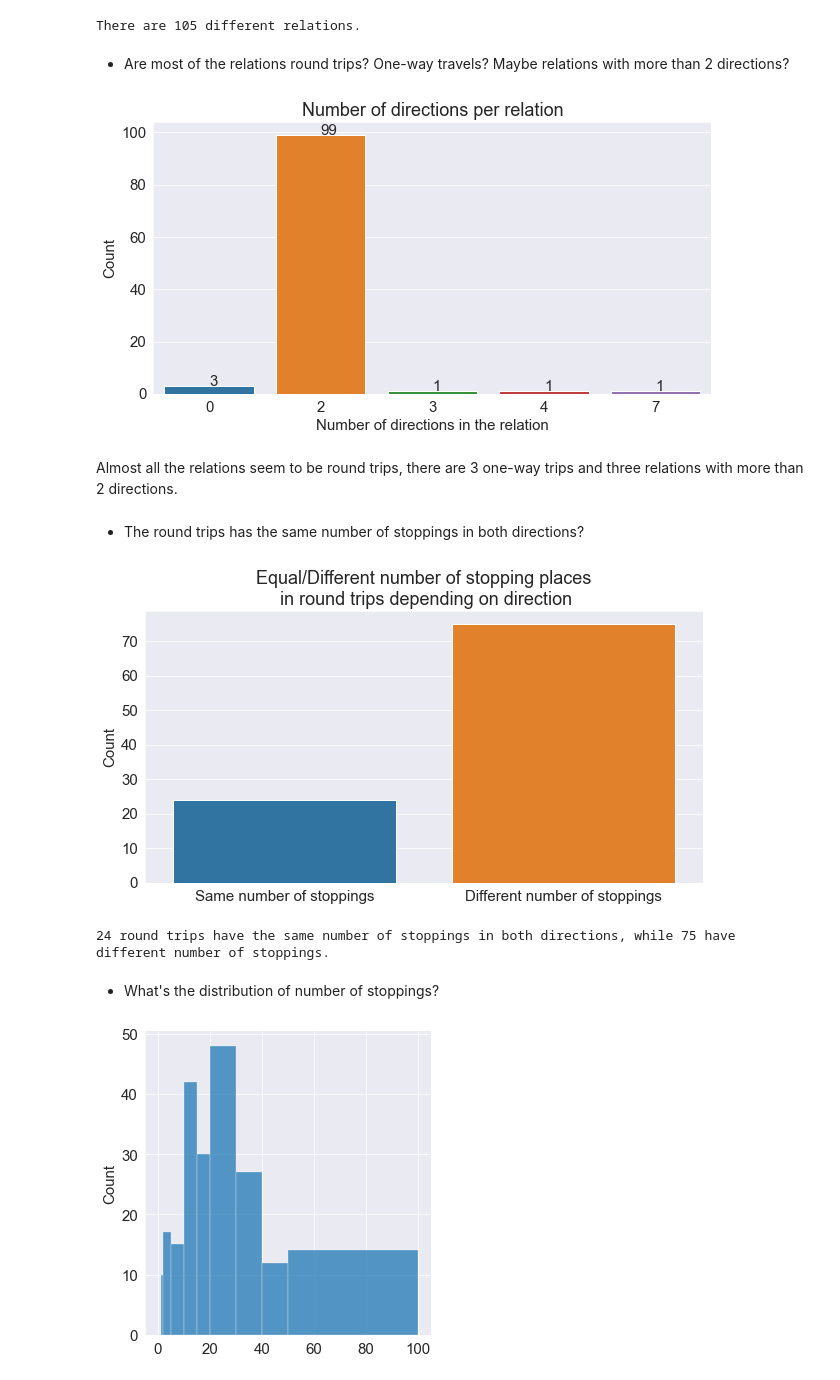
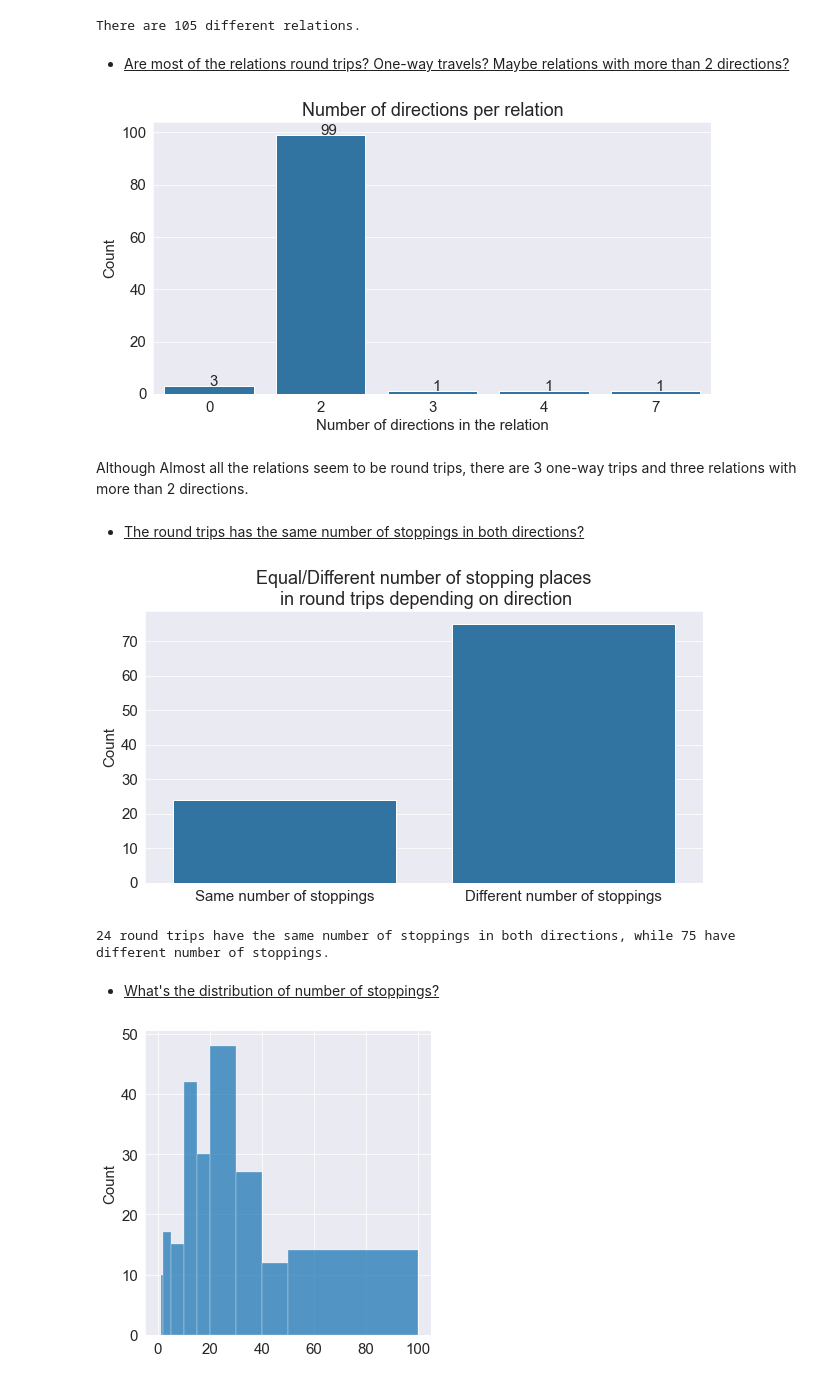
Before and after one commit to guillermofd/belgium-train-times, a Jupyter notebook: Belgium train times.ipynb, the cells around one changed output. Saved outputs shown, nothing was run; the diff lists cells and outputs as text; code cells hidden in the pictures.

```diff
--- a/Belgium train times.ipynb
+++ b/Belgium train times.ipynb
@@ -210,7 +214,7 @@ print(f'There are {n_relations} different relations.')
 # %% [output]
 There are 105 different relations.
 # %% [markdown]
-* Are most of the relations round trips? One-way travels? Maybe relations with more than 2 directions?
+* <u>Are most of the relations round trips? One-way travels? Maybe relations with more than 2 directions? </u>
 # %%
 #Number of directions per relations, sorted
 relations_vs_directions = df.groupby('Relation')['Relation direction'].nunique()
@@ -220,7 +224,7 @@ relations_directions_count = relations_vs_directions.value_counts().sort_index()
 plt.rcParams['figure.figsize'] = (10, 5)
 plt.rcParams.update({'font.size': 15})
 sns.set_style("darkgrid")
-g = sns.barplot(y=relations_directions_count, x=relations_directions_count.index)
+g = sns.barplot(y=relations_directions_count, x=relations_directions_count.index, color='tab:blue')
 for i,value in enumerate(relations_directions_count.values):
     g.text(i, value, value)
 plt.xlabel('Number of directions in the relation')
@@ -228,36 +232,36 @@ plt.ylabel('Count')
 plt.title('Number of directions per relation')
 plt.show()
 # %% [output]
-[figure, old version]
+[figure, new version]
 # %% [markdown]
-Almost all the relations seem to be round trips, there are 3 one-way trips and three relations with more than 2 directions.
+Although Almost all the relations seem to be round trips, there are 3 one-way trips and three relations with more than 2 directions.
 # %% [markdown]
-* The round trips has the same number of stoppings in both directions?
+* <u>The round trips has the same number of stoppings in both directions?</u>
 # %%
 #Filter the round trips in the original dataset
 round_trip_relations = relations_vs_directions[relations_vs_directions == 2]
 round_trip_df = df[df['Relation'].isin(round_trip_relations.index)]
 
 #Gets the difference in number of stopping places between the 2 directions of the round trip
 stops_difference = round_trip_df.groupby(['Relation','Relation direction']).size().diff().abs().groupby('Relation').min()
 
 #Relations with the same number of stopping places in the 2 directions
 same_nstops = stops_difference.value_counts()[0]
 
 #Relations with different number of stopping places in the 2 directions
 diff_nstops = stops_difference.value_counts().sum() -  same_nstops
 
 #Plotting the data
-sns.barplot(y=[same_nstops, diff_nstops], x=['Same number of stoppings', 'Different number of stoppings'])
+sns.barplot(y=[same_nstops, diff_nstops], x=['Same number of stoppings', 'Different number of stoppings'], color='tab:blue')
 plt.ylabel('Count')
 plt.title('Equal/Different number of stopping places\n in round trips depending on direction')
 plt.show()
 print(f'{same_nstops} round trips have the same number of stoppings in both directions, while {diff_nstops} have different number of stoppings.')
 # %% [output]
-[figure, old version]
+[figure, new version]
 24 round trips have the same number of stoppings in both directions, while 75 have different number of stoppings.
 # %% [markdown]
-* What's the distribution of number of stoppings?
+* <u>What's the distribution of number of stoppings?</u>
 # %%
 #Number of stoppings of one-way travels (they miss relation direction data)
 one_way_stops = df[df['Relation direction'].isna()].groupby('Relation')['Stopping place'].nunique()
```
Also changed, not shown: parts of 48 cells of this notebook.
